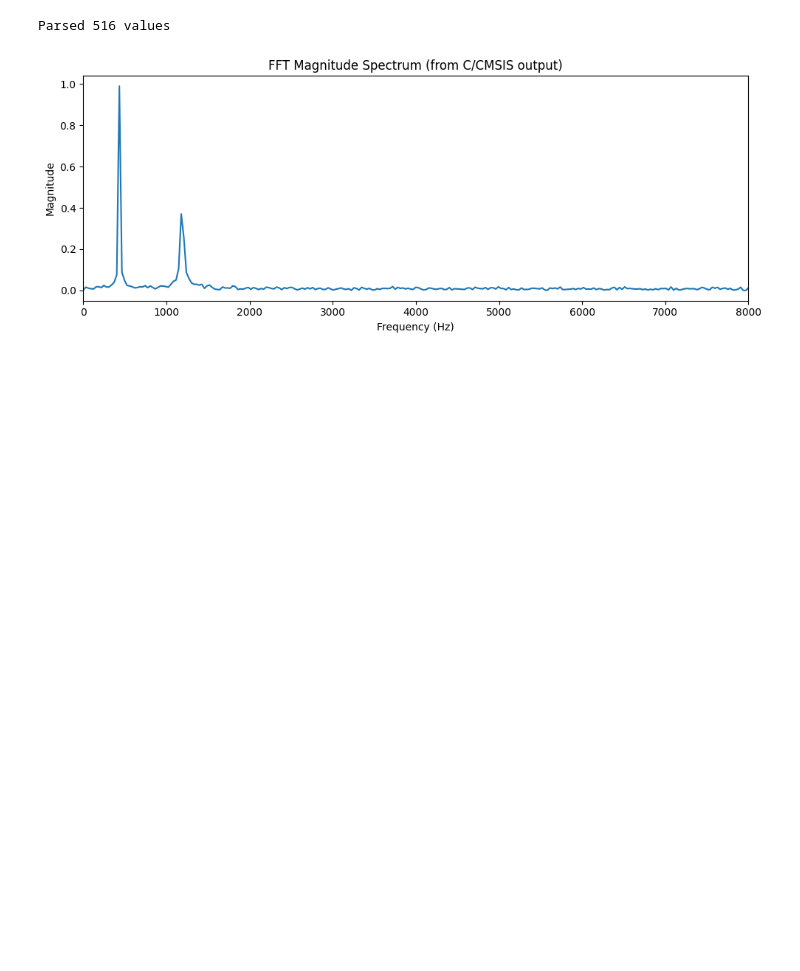
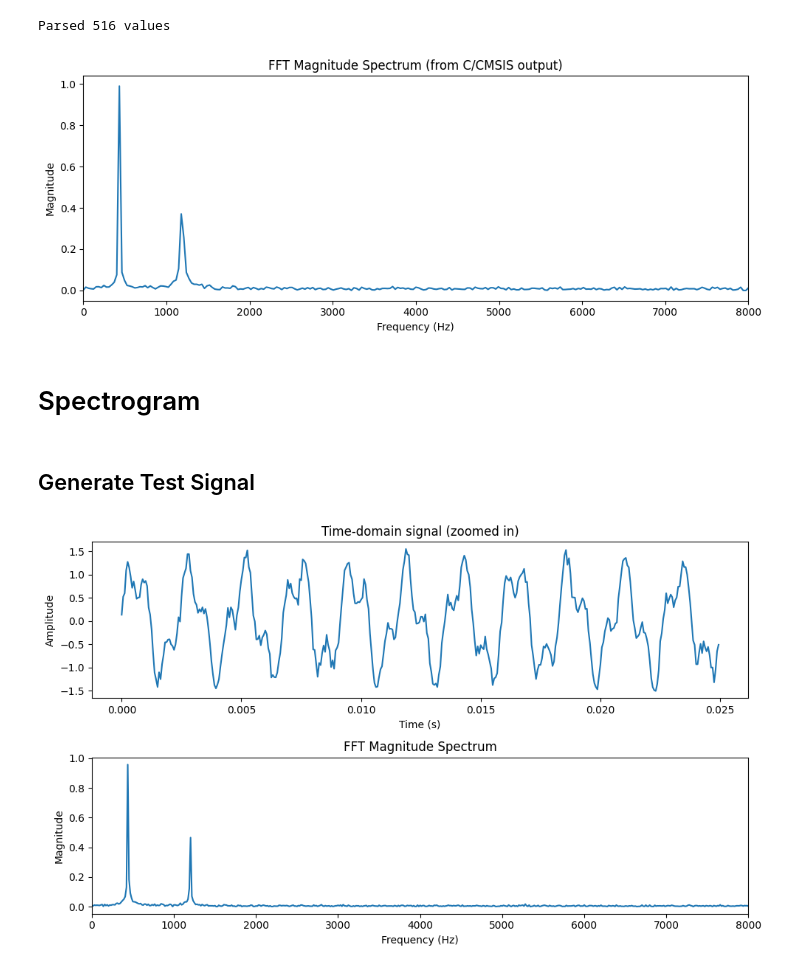
Before and after one commit to Rich143/KeywordSpottingFW, a Jupyter notebook: HostSW/Preprocessing.ipynb, the cells around one changed output. Drawn from its saved outputs; the diff is of its cells as text; code cells hidden in the pictures; blank space fills up the shorter version.

Commit message:
Initial preproc lib, with simple spectrogram from test input

```diff
--- a/HostSW/Preprocessing.ipynb
+++ b/HostSW/Preprocessing.ipynb
@@ -268,3 +270,50 @@ plt.show()
 # %% [output]
 Parsed 516 values
 [figure]
+# %% [markdown]
+# Spectrogram
+# %% [markdown]
+## Generate Test Signal
+# %%
+import numpy as np
+import matplotlib.pyplot as plt
+
+def gen_sig_and_plot(num_samples=4096, fs=16000):
+    # --- 1. Generate a test signal ---
+    t = np.arange(num_samples) / fs   # sample times, based on fixed sample count
+
+    f1, f2 = 440, 1200   # frequencies of two tones (Hz)
+    signal = (
+        1.0 * np.sin(2 * np.pi * f1 * t) +
+        0.5 * np.sin(2 * np.pi * f2 * t) +
+        0.1 * np.random.randn(num_samples)    # a bit of noise
+    )
+
+    # --- 2. Perform the FFT ---
+    N = len(signal)
+    fft_vals = np.fft.rfft(signal)          # real-input FFT (only positive freqs)
+    fft_freqs = np.fft.rfftfreq(N, d=1/fs)  # corresponding frequency bins
+    fft_mag = np.abs(fft_vals) / N * 2      # normalized magnitude
+
+    # --- 3. Plot time-domain and frequency-domain views ---
+    fig, axes = plt.subplots(2, 1, figsize=(10, 6))
+
+    zoom = min(400, num_samples)
+    axes[0].plot(t[:zoom], signal[:zoom])   # zoom into first N samples (or fewer if signal is shorter)
+    axes[0].set_title("Time-domain signal (zoomed in)")
+    axes[0].set_xlabel("Time (s)")
+    axes[0].set_ylabel("Amplitude")
+
+    axes[1].plot(fft_freqs, fft_mag)
+    axes[1].set_title("FFT Magnitude Spectrum")
+    axes[1].set_xlabel("Frequency (Hz)")
+    axes[1].set_ylabel("Magnitude")
+    axes[1].set_xlim(0, fs / 2)
+
+    plt.tight_layout()
+    plt.show()
+    return signal, fft_vals
+
+signal, fft_vals = gen_sig_and_plot(num_samples=1024, fs=16000)
+# %% [output]
+[figure, added]
```
Also changed, not shown: parts of 6 cells of this notebook, 8 other files.
